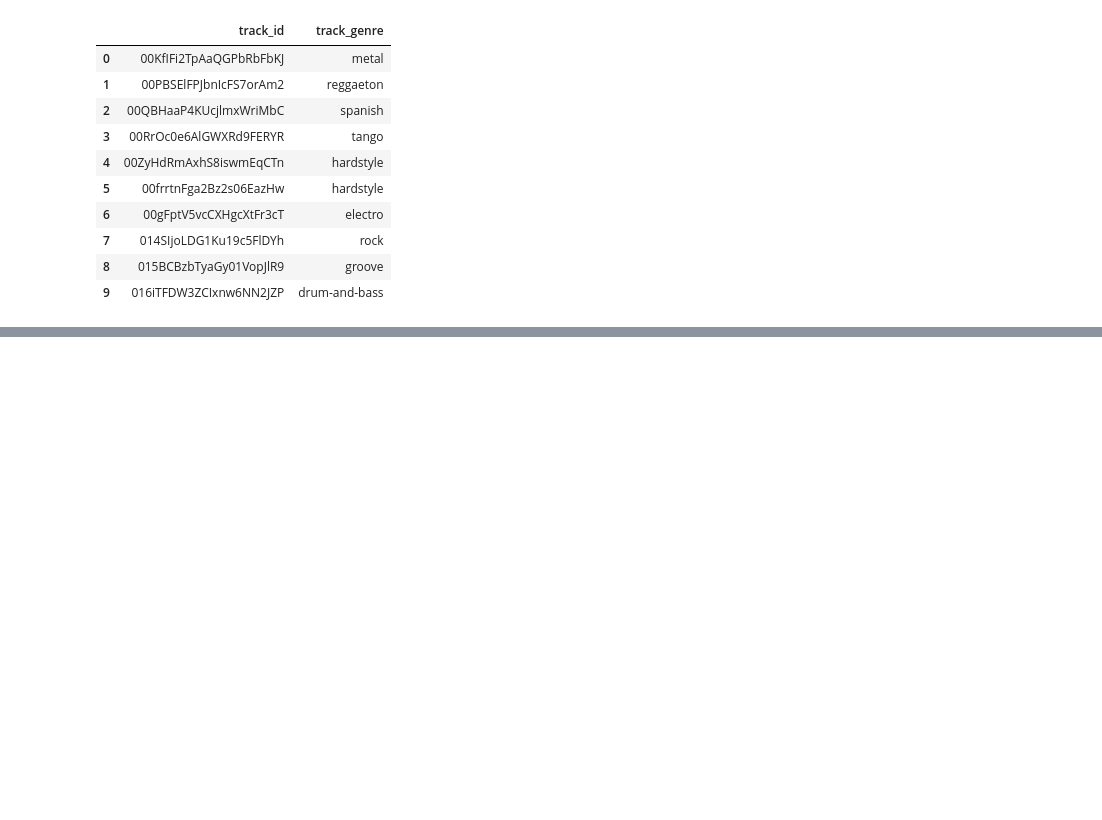
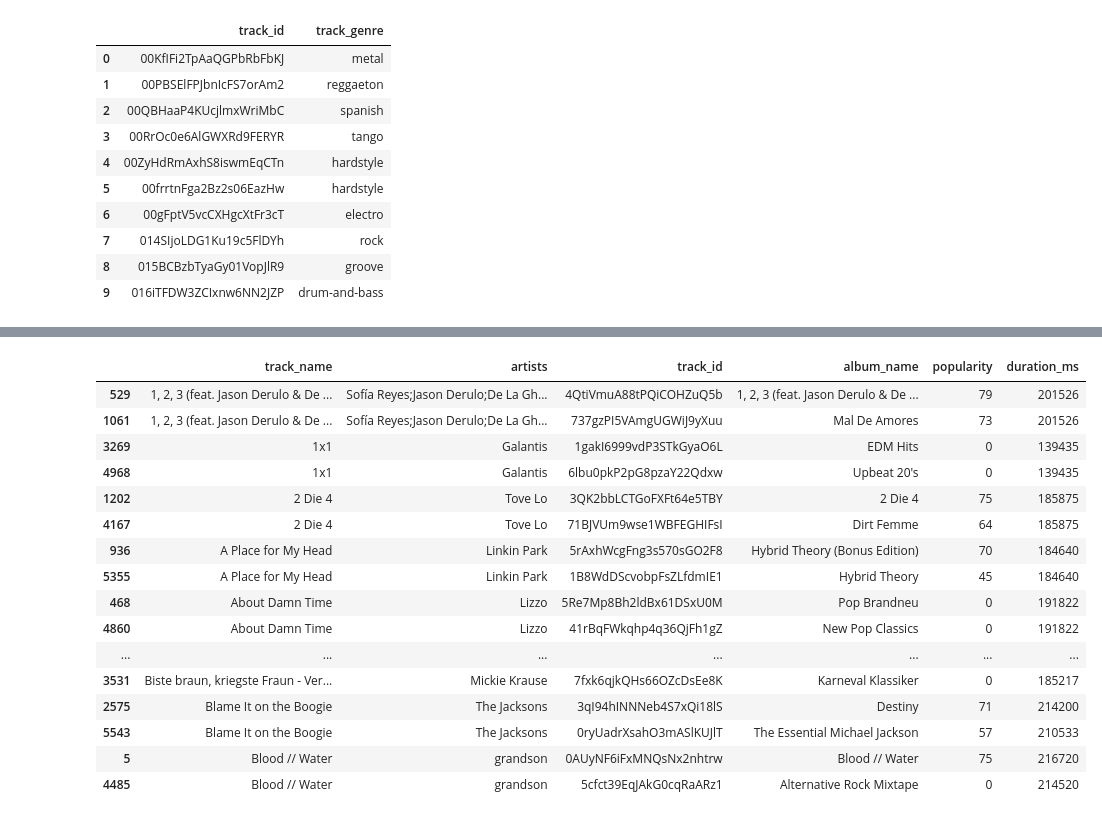
Before and after one commit to aswathy325/Music-Recommendation-ML-Project, a Jupyter notebook: NOTEBOOK/MUSIC_RECOMMENDATION.ipynb, the cells around one changed output, grey strips where cells are left out. Drawn from its saved outputs; the diff is of its cells as text; code cells hidden in the pictures; blank space fills up the shorter version.

```diff
--- a/NOTEBOOK/MUSIC_RECOMMENDATION.ipynb
+++ b/NOTEBOOK/MUSIC_RECOMMENDATION.ipynb
@@ -334,0 +349,4 @@ genre_mapping.head(10)
+# %%
+unique_tracks = sampled_data.drop_duplicates(subset='track_id',keep='first').copy()
+print("Original sampled dataset:", sampled_data.shape)
+print("Unique tracks dataset:", unique_tracks.shape)
@@ -334,0 +356,4 @@ genre_mapping.head(10)
+# %%
+cleaned_data = unique_tracks.drop(columns=['track_genre']).merge(genre_mapping,on='track_id',how='left')
+print("Cleaned dataset shape:", cleaned_data.shape)
+cleaned_data.head()
@@ -334,0 +462,4 @@ genre_mapping.head(10)
+# %%
+duplicate_song_artist = cleaned_data[cleaned_data.duplicated(subset=['track_name', 'artists'],keep=False)]
+print("Repeated song and artist combinations:",len(duplicate_song_artist))
+duplicate_song_artist[['track_name', 'artists', 'track_id', 'popularity']].sort_values(['track_name', 'artists']).head(20)
@@ -334,0 +485,20 @@ genre_mapping.head(10)
+# %%
+duplicate_song_artist[['track_name', 'artists', 'track_id','album_name', 'popularity', 'duration_ms']].sort_values(['track_name', 'artists']).head(30)
+# %% [output]
+|  | track_name | artists | track_id | album_name | popularity | duration_ms |
+| 529 | 1, 2, 3 (feat. Jason Derulo & De ... | Sofía Reyes;Jason Derulo;De La Gh... | 4QtiVmuA88tPQiCOHZuQ5b | 1, 2, 3 (feat. Jason Derulo & De ... | 79 | 201526 |
+| 1061 | 1, 2, 3 (feat. Jason Derulo & De ... | Sofía Reyes;Jason Derulo;De La Gh... | 737gzPI5VAmgUGWiJ9yXuu | Mal De Amores | 73 | 201526 |
+| 3269 | 1x1 | Galantis | 1gakI6999vdP3STkGyaO6L | EDM Hits | 0 | 139435 |
+| 4968 | 1x1 | Galantis | 6lbu0pkP2pG8pzaY22Qdxw | Upbeat 20's | 0 | 139435 |
+| 1202 | 2 Die 4 | Tove Lo | 3QK2bbLCTGoFXFt64e5TBY | 2 Die 4 | 75 | 185875 |
+| 4167 | 2 Die 4 | Tove Lo | 71BJVUm9wse1WBFEGHIFsI | Dirt Femme | 64 | 185875 |
+| 936 | A Place for My Head | Linkin Park | 5rAxhWcgFng3s570sGO2F8 | Hybrid Theory (Bonus Edition) | 70 | 184640 |
+| 5355 | A Place for My Head | Linkin Park | 1B8WdDScvobpFsZLfdmIE1 | Hybrid Theory | 45 | 184640 |
+| 468 | About Damn Time | Lizzo | 5Re7Mp8Bh2ldBx61DSxU0M | Pop Brandneu | 0 | 191822 |
+| 4860 | About Damn Time | Lizzo | 41rBqFWkqhp4q36QjFh1gZ | New Pop Classics | 0 | 191822 |
+| ... | ... | ... | ... | ... | ... | ... |
+| 3531 | Biste braun, kriegste Fraun - Ver... | Mickie Krause | 7fxk6qjkQHs66OZcDsEe8K | Karneval Klassiker | 0 | 185217 |
+| 2575 | Blame It on the Boogie | The Jacksons | 3qI94hINNNeb4S7xQi18lS | Destiny | 71 | 214200 |
+| 5543 | Blame It on the Boogie | The Jacksons | 0ryUadrXsahO3mASlKUJlT | The Essential Michael Jackson | 57 | 210533 |
+| 5 | Blood // Water | grandson | 0AUyNF6iFxMNQsNx2nhtrw | Blood // Water | 75 | 216720 |
+| 4485 | Blood // Water | grandson | 5cfct39EqJAkG0cqRaARz1 | Alternative Rock Mixtape | 0 | 214520 |
```
Also changed, not shown: parts of 12 cells of this notebook.
